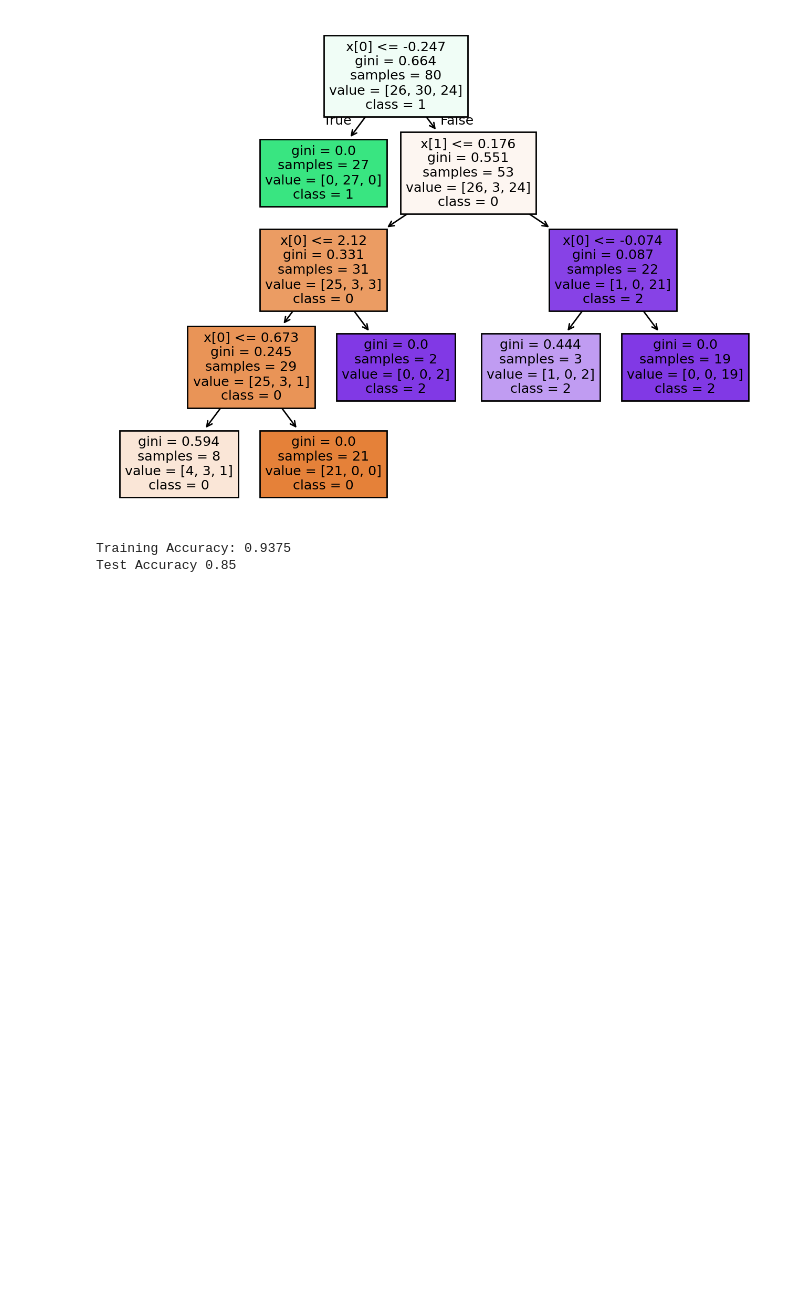
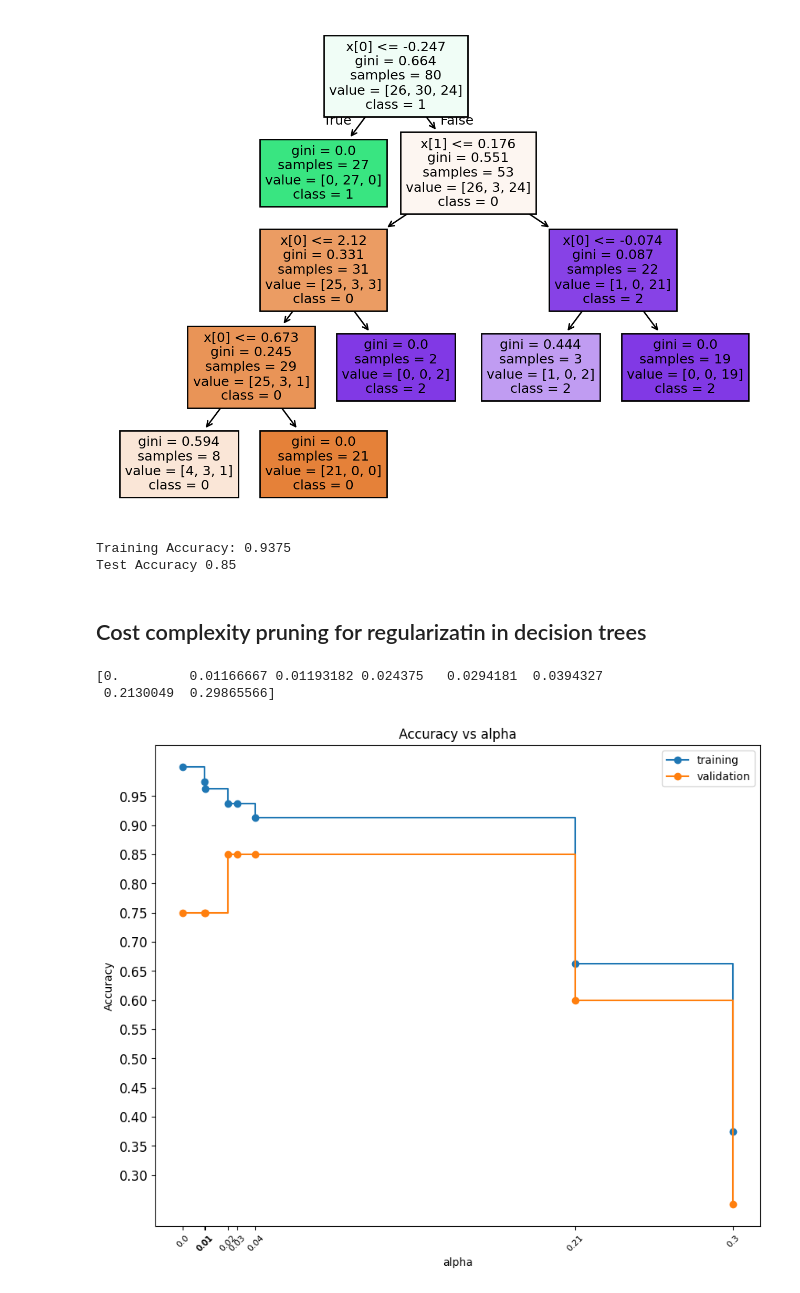
Before and after one commit to kar137/Machine-Learning-Portfolio, a Jupyter notebook: notebooks/Beyond-Linear-Models/Decision-trees-&-KNN/regularization-decision-trees.ipynb, the cells around one changed output. Saved outputs shown, nothing was run; the diff lists cells and outputs as text; code cells hidden in the pictures; blank space fills up the shorter version.

Commit message:
Implement: cost complexity pruning in decision trees

```diff
--- a/notebooks/Beyond-Linear-Models/Decision-trees-&-KNN/regularization-decision-trees.ipynb
+++ b/notebooks/Beyond-Linear-Models/Decision-trees-&-KNN/regularization-decision-trees.ipynb
@@ -92,3 +92,47 @@ print("Test Accuracy",accuracy_score(y_test, clf4.predict(X_test)))
 [figure]
 Training Accuracy: 0.9375
 Test Accuracy 0.85
+# %% [markdown]
+## Cost complexity pruning for regularizatin in decision trees
+# %%
+X_train, X_valid, y_train, y_valid = train_test_split(X, y,test_size = 0.2, random_state = 32)
+
+#use cost_complexity_pruning_path to compute different value of alpha corresponding to different tree structure.
+clf1 = DecisionTreeClassifier(random_state = 12)
+path = clf1.cost_complexity_pruning_path(X_train, y_train)
+ccp_alphas = path.ccp_alphas
+print(ccp_alphas)
+# %% [output]
+[0.         0.01166667 0.01193182 0.024375   0.0294181  0.0394327
+ 0.2130049  0.29865566]
+# %%
+import numpy as np
+clfs = []
+for ccp_alpha in ccp_alphas:
+    clf = DecisionTreeClassifier(random_state=12, ccp_alpha=ccp_alpha)
+    clf.fit(X_train, y_train)
+    clfs.append(clf)
+
+
+
+#Calculating the scores on training and validation sets
+train_scores = [clf.score(X_train, y_train) for clf in clfs]
+valid_scores = [clf.score(X_valid, y_valid) for clf in clfs]
+
+# Plot of performance on different value of alpha.
+plt.figure(figsize = (10,8))
+plt.plot(ccp_alphas, train_scores,marker='o', label="training",
+        drawstyle="steps-post")
+plt.plot(ccp_alphas, valid_scores, marker='o', label="validation",
+        drawstyle="steps-post")
+plt.xlabel("alpha")
+plt.ylabel("Accuracy")
+plt.title("Accuracy vs alpha")
+plt.legend()
+rounded_ccp = [ round(elem, 2) for elem in ccp_alphas ]
+locs, labels = plt.xticks()
+plt.xticks(ccp_alphas, rounded_ccp, rotation = 45, fontsize = 8)
+plt.yticks(np.arange(0.3,1,0.05), fontsize = 12)
+plt.show()
+# %% [output]
+[figure, added]
```
Also changed, not shown: parts of 1 cell of this notebook, 1 other file.
